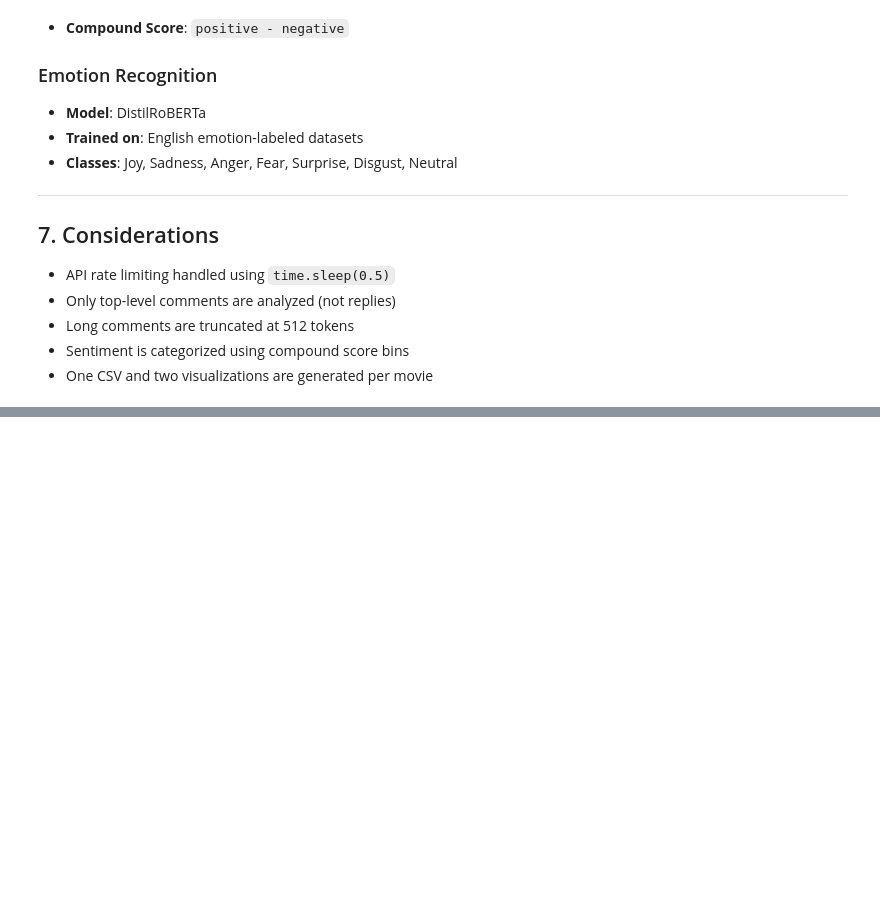
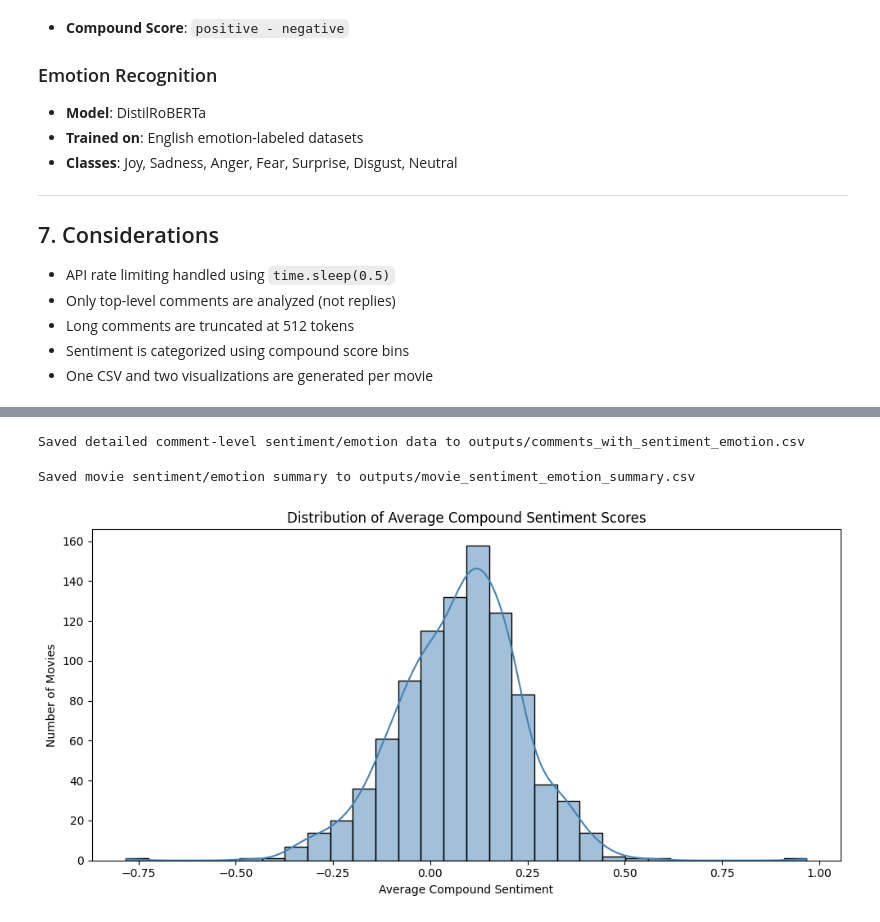
Before and after one commit to nithish-kumar-t/movie-box-office-prediction, a Jupyter notebook: youtube_api_data_analysis.ipynb, the cells around one changed output, grey strips where cells are left out. Drawn from its saved outputs; the diff is of its cells as text; code cells hidden in the pictures; blank space fills up the shorter version.

Commit message:
Added final youtube data analysis

```diff
--- a/youtube_api_data_analysis.ipynb
+++ b/youtube_api_data_analysis.ipynb
@@ -713,0 +679,46 @@ Generating plots for: Snow White
+# %%
+# Reload environment variables
+load_dotenv()
+
+# Re-initialize collector with the first API key
+api_keys = os.getenv("YOUTUBE_API_KEYS").split(',')
+collector = YouTubeDataCollector(api_keys[0].strip())
+
+# Perform Sentiment & Emotion Analysis on cleaned data
+comments_with_scores = collector.add_sentiment_and_emotion(df)
+
+# Save per-comment sentiment/emotion results
+comments_with_scores.to_csv('outputs/comments_with_sentiment_emotion.csv', index=False)
+print("\nSaved detailed comment-level sentiment/emotion data to outputs/comments_with_sentiment_emotion.csv")
+# %% [output]
+Saved detailed comment-level sentiment/emotion data to outputs/comments_with_sentiment_emotion.csv
+# %%
+# Load previously saved sentiment/emotion data
+comments_with_scores = pd.read_csv('outputs/comments_with_sentiment_emotion.csv')
+
+# Generate movie-level summary
+summary_df = collector.analyze_sentiment_and_emotion_distribution(comments_with_scores, by_movie=True)
+
+# Reorder columns to make movie_title the first
+cols = summary_df.columns.tolist()
+cols = ['movie_title'] + [col for col in cols if col != 'movie_title']
+summary_df = summary_df[cols]
+
+# Save to CSV
+summary_df.to_csv('outputs/movie_sentiment_emotion_summary.csv', index=False)
+print("Saved movie sentiment/emotion summary to outputs/movie_sentiment_emotion_summary.csv")
+# %% [output]
+Saved movie sentiment/emotion summary to outputs/movie_sentiment_emotion_summary.csv
+# %%
+# Load the movie-level sentiment summary
+df = pd.read_csv('outputs/movie_sentiment_emotion_summary.csv')
+
+plt.figure(figsize=(10, 5))
+sns.histplot(df['avg_compound'], bins=30, kde=True, color='steelblue')
+plt.title('Distribution of Average Compound Sentiment Scores')
+plt.xlabel('Average Compound Sentiment')
+plt.ylabel('Number of Movies')
+plt.tight_layout()
+plt.show()
+# %% [output]
+[figure, added]
```
Also changed, not shown: parts of 12 cells of this notebook, 12 other files.
